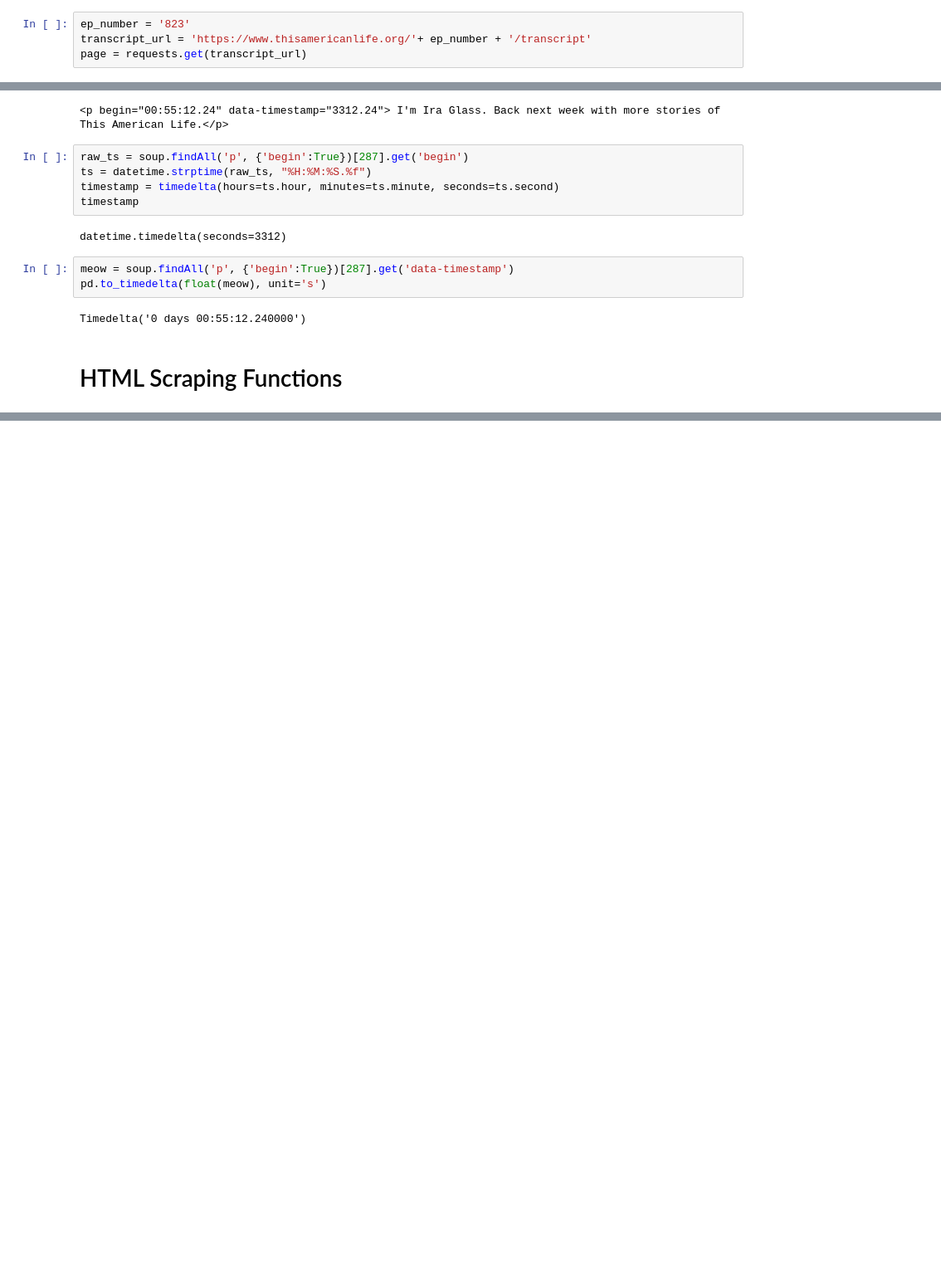
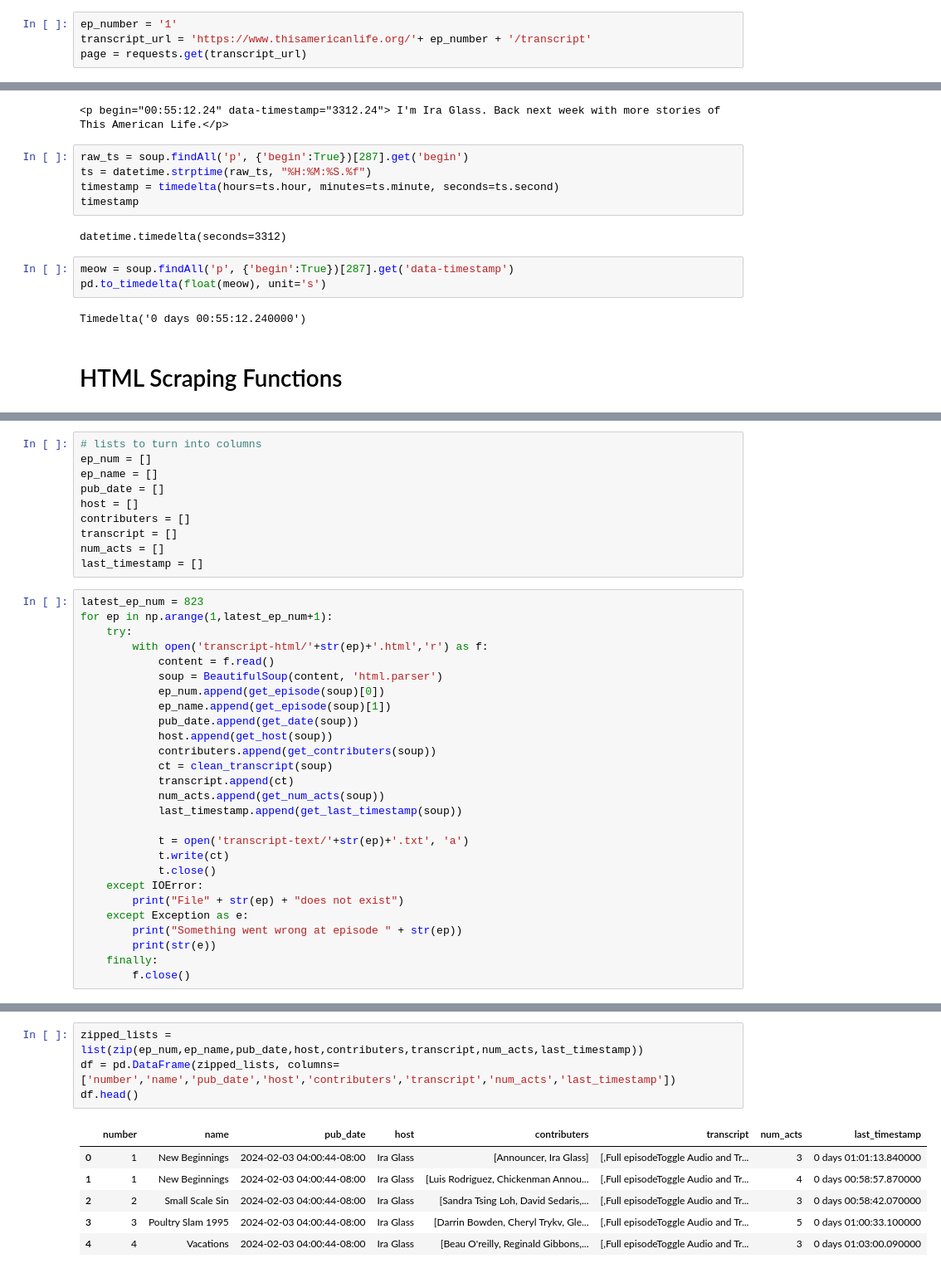
Before and after one commit to areeyat/this-american-data, a Jupyter notebook: tal-eda.ipynb, the cells around one changed output, grey strips where cells are left out. Shown at 83% size. Drawn from its saved outputs; the diff is of its cells as text; blank space fills up the shorter version.

Commit message:
loading data into dataframe, file handling, fixing errors

```diff
--- a/tal-eda.ipynb
+++ b/tal-eda.ipynb
@@ -22,7 +22,7 @@ import pandas as pd
 - date originally published
 -
 # %%
-ep_number = '823'
+ep_number = '1'
 transcript_url = 'https://www.thisamericanlife.org/'+ ep_number + '/transcript'
 page = requests.get(transcript_url)
 # %%
@@ -205,0 +211,37 @@ def get_last_timestamp(zup):
+# %%
+# lists to turn into columns
+ep_num = []
+ep_name = []
+pub_date = []
+host = []
+contributers = []
+transcript = []
+num_acts = []
+last_timestamp = []
+# %%
+latest_ep_num = 823
+for ep in np.arange(1,latest_ep_num+1):
+    try:
+        with open('transcript-html/'+str(ep)+'.html','r') as f:
+            content = f.read()
+            soup = BeautifulSoup(content, 'html.parser')
+            ep_num.append(get_episode(soup)[0])
+            ep_name.append(get_episode(soup)[1])
+            pub_date.append(get_date(soup))
+            host.append(get_host(soup))
+            contributers.append(get_contributers(soup))
+            ct = clean_transcript(soup)
+            transcript.append(ct)
+            num_acts.append(get_num_acts(soup))
+            last_timestamp.append(get_last_timestamp(soup))
+
+            t = open('transcript-text/'+str(ep)+'.txt', 'a')
+            t.write(ct)
+            t.close()
+    except IOError:
+        print("File" + str(ep) + "does not exist")
+    except Exception as e:
+        print("Something went wrong at episode " + str(ep))
+        print(str(e))
+    finally:
+        f.close()
@@ -205,0 +265,11 @@ def get_last_timestamp(zup):
+# %%
+zipped_lists = list(zip(ep_num,ep_name,pub_date,host,contributers,transcript,num_acts,last_timestamp))
+df = pd.DataFrame(zipped_lists, columns=['number','name','pub_date','host','contributers','transcript','num_acts','last_timestamp'])
+df.head()
+# %% [output]
+|  | number | name | pub_date | host | contributers | transcript | num_acts | last_timestamp |
+| 0 | 1 | New Beginnings | 2024-02-03 04:00:44-08:00 | Ira Glass | [Announcer, Ira Glass] | [,Full episodeToggle Audio and Tr... | 3 | 0 days 01:01:13.840000 |
+| 1 | 1 | New Beginnings | 2024-02-03 04:00:44-08:00 | Ira Glass | [Luis Rodriguez, Chickenman Annou... | [,Full episodeToggle Audio and Tr... | 4 | 0 days 00:58:57.870000 |
+| 2 | 2 | Small Scale Sin | 2024-02-03 04:00:44-08:00 | Ira Glass | [Sandra Tsing Loh, David Sedaris,... | [,Full episodeToggle Audio and Tr... | 3 | 0 days 00:58:42.070000 |
+| 3 | 3 | Poultry Slam 1995 | 2024-02-03 04:00:44-08:00 | Ira Glass | [Darrin Bowden, Cheryl Trykv, Gle... | [,Full episodeToggle Audio and Tr... | 5 | 0 days 01:00:33.100000 |
+| 4 | 4 | Vacations | 2024-02-03 04:00:44-08:00 | Ira Glass | [Beau O'reilly, Reginald Gibbons,... | [,Full episodeToggle Audio and Tr... | 3 | 0 days 01:03:00.090000 |
```
Also changed, not shown: parts of 4 cells of this notebook.
